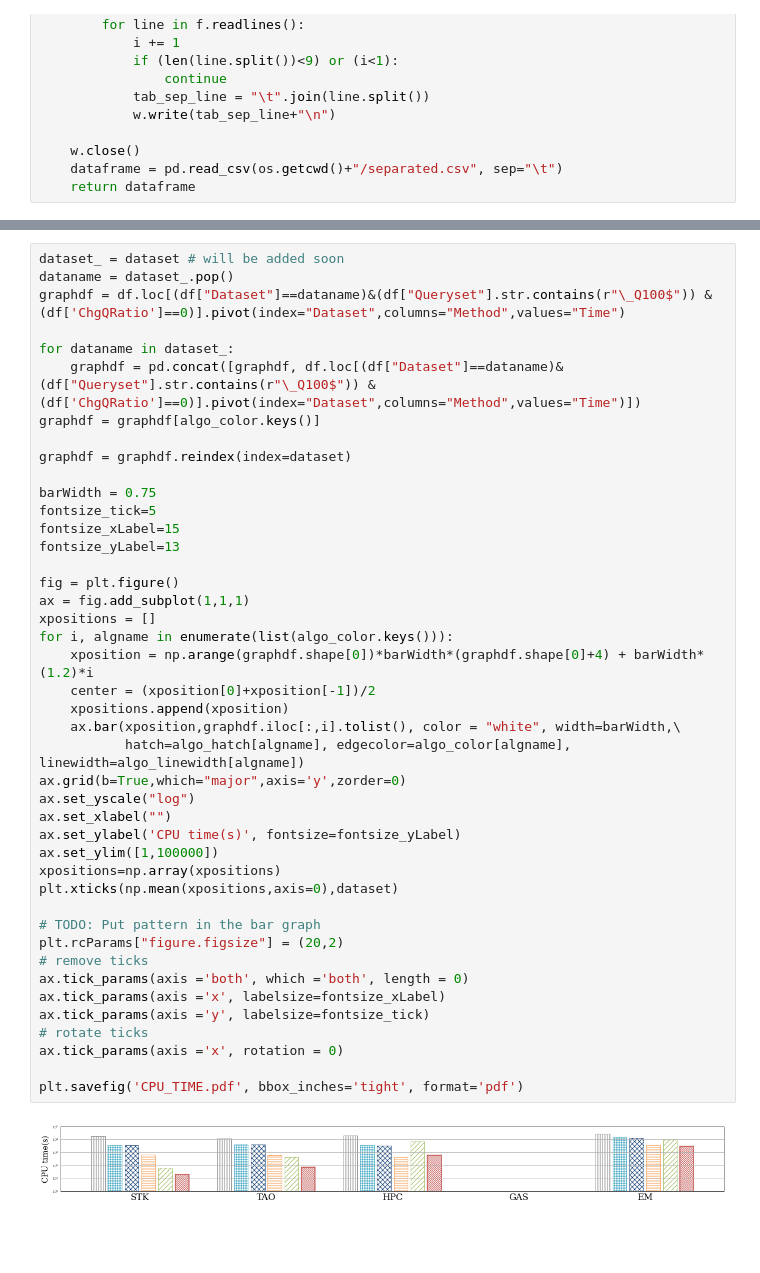
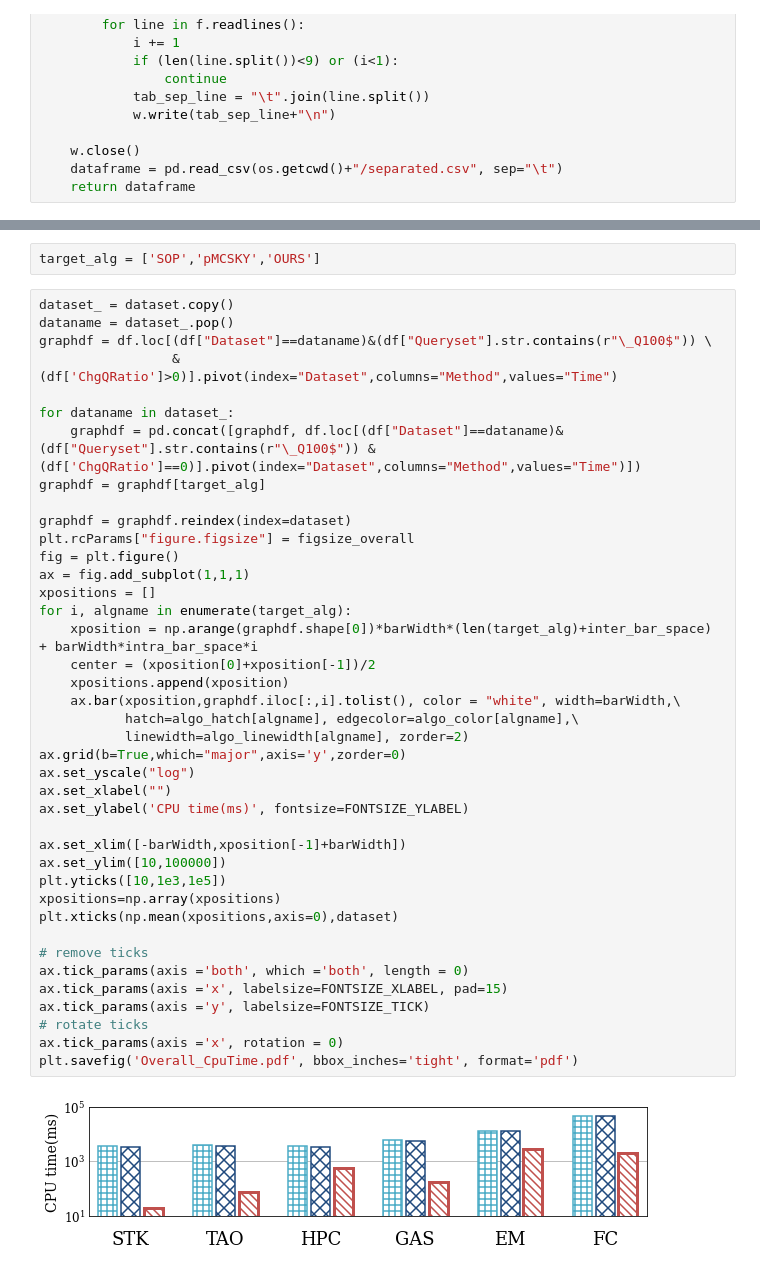
Before and after one commit to YoojuShin/SIGMOD2021LogScript, a Jupyter notebook: figure_script.ipynb, the cells around one changed output, grey strips where cells are left out. Saved outputs shown, nothing was run; the diff lists cells and outputs as text; blank space fills up the shorter version.

Commit message:
overall performance done

```diff
--- a/figure_script.ipynb
+++ b/figure_script.ipynb
@@ -71,46 +94,45 @@ df.head()
+# %%
+target_alg = ['SOP','pMCSKY','OURS']
 # %%
-dataset_ = dataset # will be added soon
+dataset_ = dataset.copy()
 dataname = dataset_.pop()
-graphdf = df.loc[(df["Dataset"]==dataname)&(df["Queryset"].str.contains(r"\_Q100$")) & (df['ChgQRatio']==0)].pivot(index="Dataset",columns="Method",values="Time")
+graphdf = df.loc[(df["Dataset"]==dataname)&(df["Queryset"].str.contains(r"\_Q100$")) \
+                 & (df['ChgQRatio']>0)].pivot(index="Dataset",columns="Method",values="Time")
 
 for dataname in dataset_:
     graphdf = pd.concat([graphdf, df.loc[(df["Dataset"]==dataname)&(df["Queryset"].str.contains(r"\_Q100$")) & (df['ChgQRatio']==0)].pivot(index="Dataset",columns="Method",values="Time")])
-graphdf = graphdf[algo_color.keys()]
+graphdf = graphdf[target_alg]
 
 graphdf = graphdf.reindex(index=dataset)
-
-barWidth = 0.75
-fontsize_tick=5
-fontsize_xLabel=15
-fontsize_yLabel=13
-
+plt.rcParams["figure.figsize"] = figsize_overall
 fig = plt.figure()
 ax = fig.add_subplot(1,1,1)
 xpositions = []
-for i, algname in enumerate(list(algo_color.keys())):
-    xposition = np.arange(graphdf.shape[0])*barWidth*(graphdf.shape[0]+4) + barWidth*(1.2)*i
+for i, algname in enumerate(target_alg):
+    xposition = np.arange(graphdf.shape[0])*barWidth*(len(target_alg)+inter_bar_space) + barWidth*intra_bar_space*i
     center = (xposition[0]+xposition[-1])/2
     xpositions.append(xposition)
     ax.bar(xposition,graphdf.iloc[:,i].tolist(), color = "white", width=barWidth,\
-           hatch=algo_hatch[algname], edgecolor=algo_color[algname], linewidth=algo_linewidth[algname])
+           hatch=algo_hatch[algname], edgecolor=algo_color[algname],\
+           linewidth=algo_linewidth[algname], zorder=2)
 ax.grid(b=True,which="major",axis='y',zorder=0)
 ax.set_yscale("log")
 ax.set_xlabel("")
-ax.set_ylabel('CPU time(s)', fontsize=fontsize_yLabel)
-ax.set_ylim([1,100000])
+ax.set_ylabel('CPU time(ms)', fontsize=FONTSIZE_YLABEL)
+
+ax.set_xlim([-barWidth,xposition[-1]+barWidth])
+ax.set_ylim([10,100000])
+plt.yticks([10,1e3,1e5])
 xpositions=np.array(xpositions)
 plt.xticks(np.mean(xpositions,axis=0),dataset)
 
-# TODO: Put pattern in the bar graph
-plt.rcParams["figure.figsize"] = (20,2)
 # remove ticks
 ax.tick_params(axis ='both', which ='both', length = 0)
-ax.tick_params(axis ='x', labelsize=fontsize_xLabel)
-ax.tick_params(axis ='y', labelsize=fontsize_tick)
+ax.tick_params(axis ='x', labelsize=FONTSIZE_XLABEL, pad=15)
+ax.tick_params(axis ='y', labelsize=FONTSIZE_TICK)
 # rotate ticks
 ax.tick_params(axis ='x', rotation = 0)
-
-plt.savefig('CPU_TIME.pdf', bbox_inches='tight', format='pdf')
+plt.savefig('Overall_CpuTime.pdf', bbox_inches='tight', format='pdf')
 # %% [output]
-[figure, old version]
+[figure, new version]
 # %% [markdown]
```
Also changed, not shown: parts of 13 cells of this notebook.
